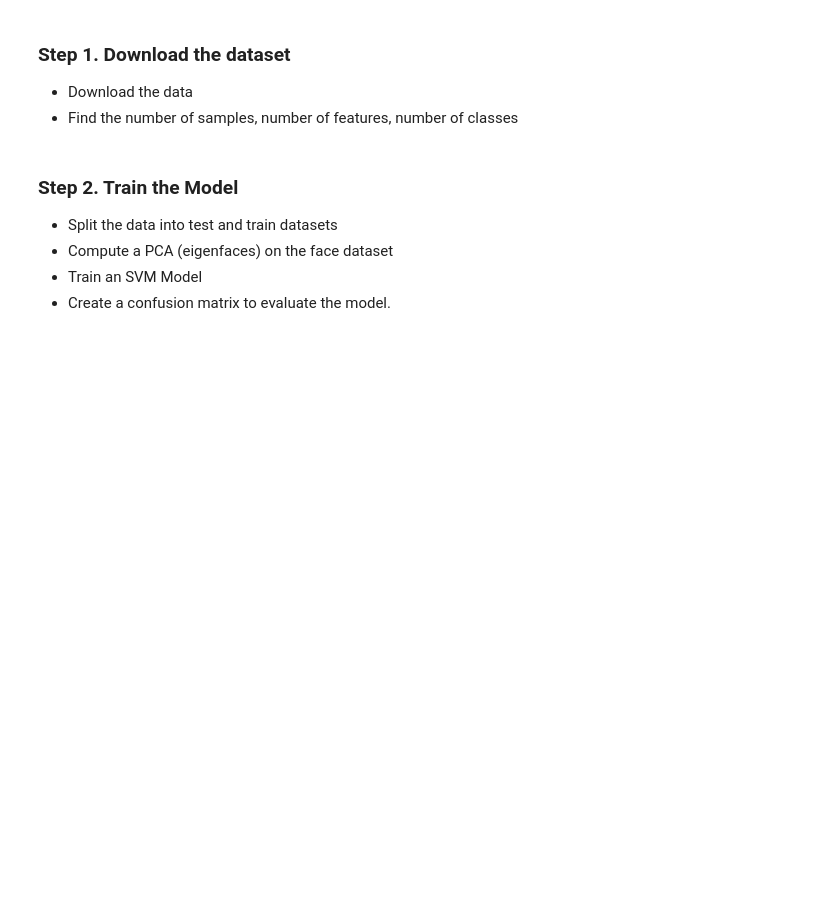
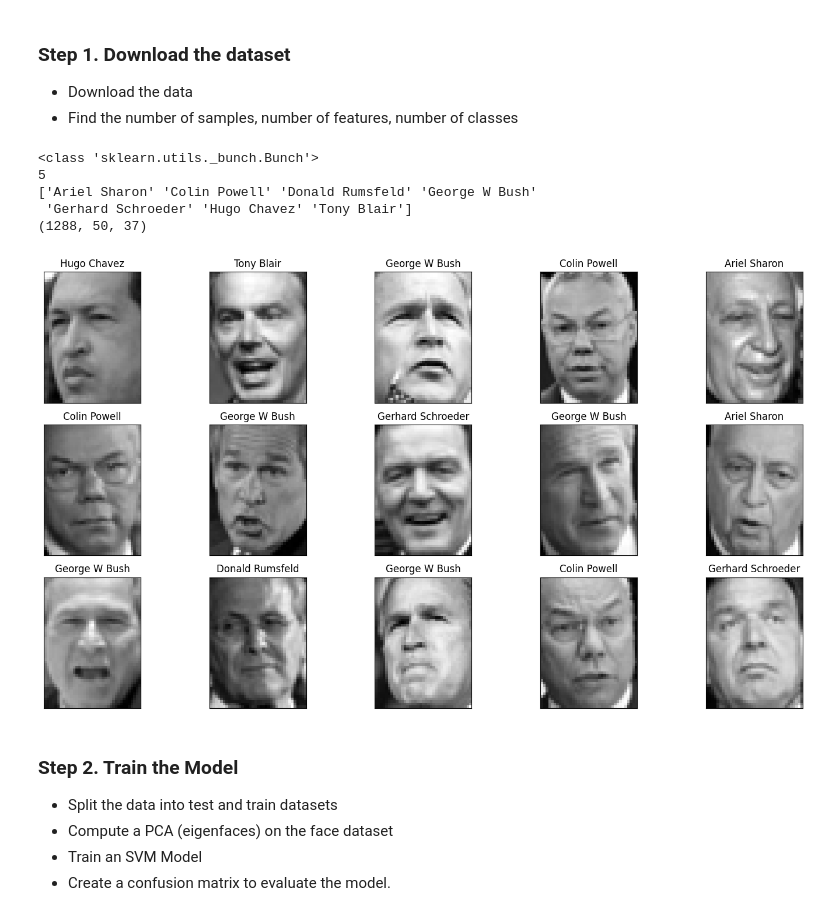
Before and after one commit to MuaazWahid/cs550, a Jupyter notebook: week14/hw/Module12-02-Lab1-face_recognition.ipynb, the cells around one changed output. Drawn from its saved outputs; the diff is of its cells as text; code cells hidden in the pictures; blank space fills up the shorter version.

```diff
--- a/week14/hw/Module12-02-Lab1-face_recognition.ipynb
+++ b/week14/hw/Module12-02-Lab1-face_recognition.ipynb
@@ -28,11 +28,27 @@ from sklearn.svm import SVC
 - Find the number of samples, number of features, number of classes
 # %%
 # Download the data, if not already on disk and load it as numpy arrays
-#ssl._create_default_https_context = ssl._create_unverified_context
-lfw_people = fetch_lfw_people(min_faces_per_person=70, resize=0.4)
+labeled_faces = fetch_lfw_people(min_faces_per_person=70, resize=0.4)
 # %%
-print(faces.target_names)
-print(faces.images.shape)
+print(type(labeled_faces))
+print(len(labeled_faces))
+print(labeled_faces.target_names)
+print(labeled_faces.images.shape)
+# %% [output]
+<class 'sklearn.utils._bunch.Bunch'>
+5
+['Ariel Sharon' 'Colin Powell' 'Donald Rumsfeld' 'George W Bush'
+ 'Gerhard Schroeder' 'Hugo Chavez' 'Tony Blair']
+(1288, 50, 37)
+# %%
+fig, ax = plt.subplots(3, 5, figsize=(15, 8))
+for i, axi in enumerate(ax.flat):
+    axi.imshow(labeled_faces.images[i], cmap='gray')
+    axi.set(xticks=[], yticks=[])
+    axi.set_title(labeled_faces.target_names[labeled_faces.target[i]])
+plt.tight_layout()
+# %% [output]
+[figure, added]
 # %% [markdown]
 ### Step 2. Train the Model
 - Split the data into test and train datasets
```
Also changed, not shown: parts of 6 cells of this notebook, 1 other file.
